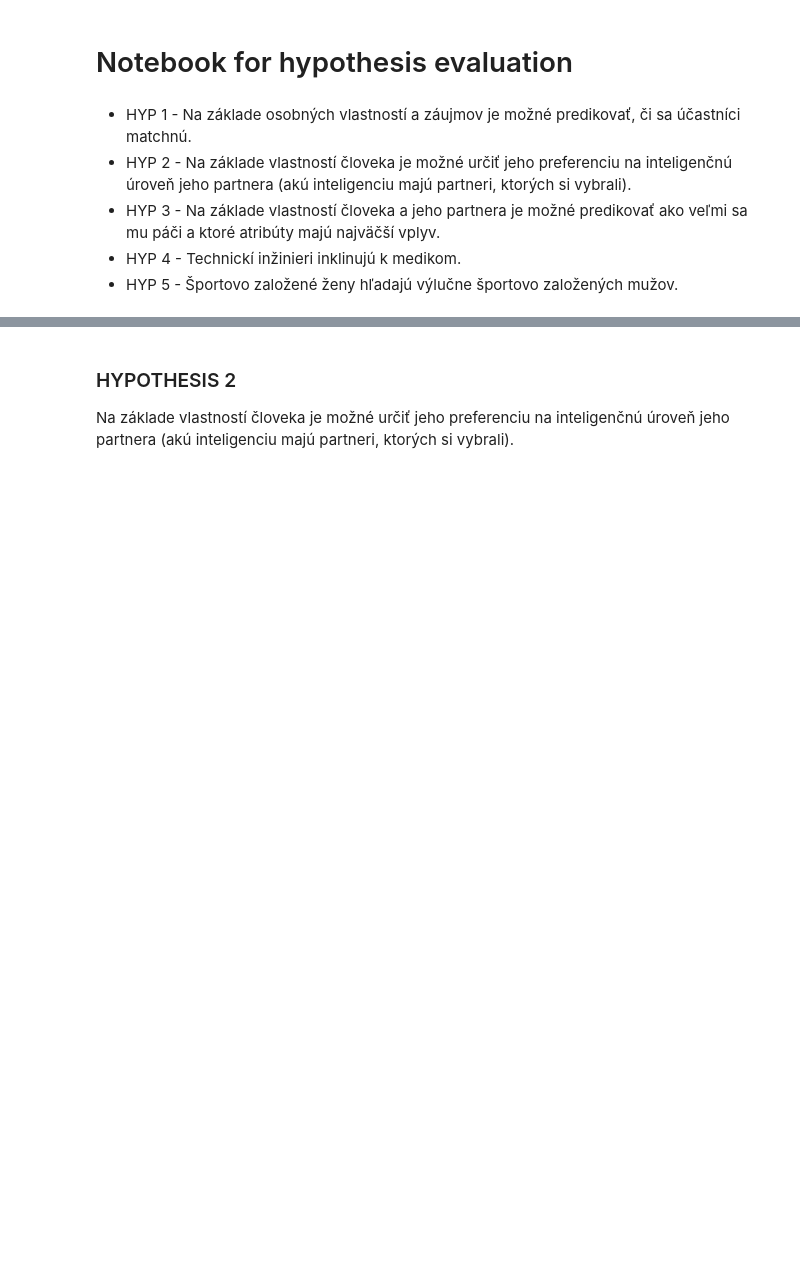
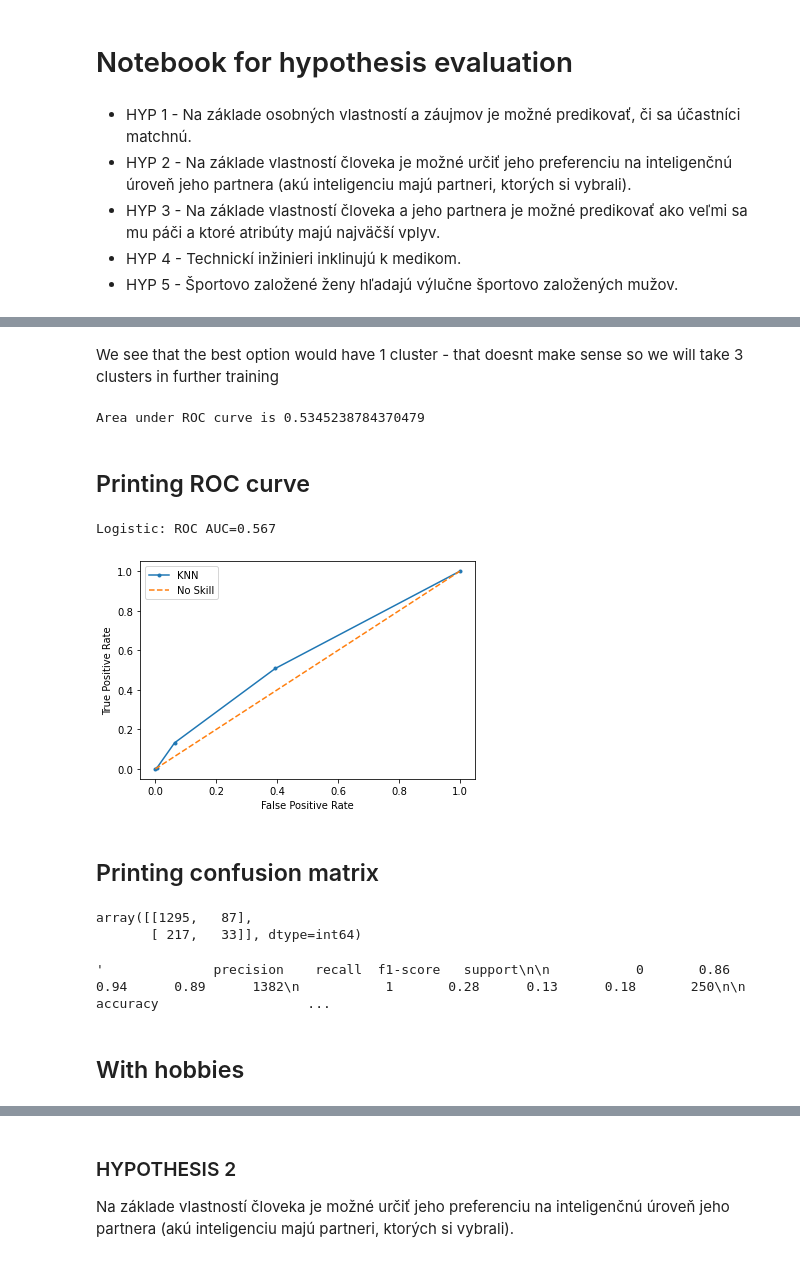
Before and after one commit to JozifekSVK/OZNAL, a Jupyter notebook: Hypothesis.ipynb, the cells around one changed output, grey strips where cells are left out. Drawn from its saved outputs; the diff is of its cells as text; code cells hidden in the pictures; blank space fills up the shorter version.

```diff
--- a/Hypothesis.ipynb
+++ b/Hypothesis.ipynb
@@ -21,0 +66,56 @@ data = data.drop(columns=['Unnamed: 0'])
+# %% [markdown]
+We see that the best option would have 1 cluster - that doesnt make sense so we will take 3 clusters in further training
+# %%
+knn = KNeighborsClassifier(n_neighbors=3)
+knn.fit(X_train,y_train)
+pred_i = knn.predict(X_test)
+
+print(f'Area under ROC curve is {roc_auc_score(y_test,pred_i)}')
+
+# print(classification_report(y_test,pred_i))
+# %% [output]
+Area under ROC curve is 0.5345238784370479
+# %% [markdown]
+## Printing ROC curve
+# %%
+# https://machinelearningmastery.com/roc-curves-and-precision-recall-curves-for-classification-in-python/
+
+# predict probabilities
+_probs = knn.predict_proba(X_test)
+# keep probabilities for the positive outcome only
+_probs = _probs[:, 1]
+ns_probs = [0 for _ in range(len(y_test))]
+# calculate scores
+auc = roc_auc_score(y_test, _probs)
+ns_auc = roc_auc_score(y_test, ns_probs)
+# summarize scores
+print('Logistic: ROC AUC=%.3f' % (auc))
+# calculate roc curves
+_fpr, _tpr, _ = roc_curve(y_test, _probs)
+ns_fpr, ns_tpr, _ = roc_curve(y_test, ns_probs)
+# plot the roc curve for the model
+plt.plot(_fpr, _tpr, marker='.', label='KNN')
+plt.plot(ns_fpr, ns_tpr, linestyle='--', label='No Skill')
+# axis labels
+plt.xlabel('False Positive Rate')
+plt.ylabel('True Positive Rate')
+# show the legend
+plt.legend()
+# show the plot
+plt.show()
+# %% [output]
+Logistic: ROC AUC=0.567
+[figure, added]
+# %% [markdown]
+## Printing confusion matrix
+# %%
+confusion_matrix(y_test, y_pred)
+# %% [output]
+array([[1295,   87],
+       [ 217,   33]], dtype=int64)
+# %%
+classification_report(y_test, y_pred)
+# %% [output]
+'              precision    recall  f1-score   support\n\n           0       0.86      0.94      0.89      1382\n           1       0.28      0.13      0.18       250\n\n    accuracy                   ...
+# %% [markdown]
+## With hobbies
```
Also changed, not shown: parts of 33 cells of this notebook.
